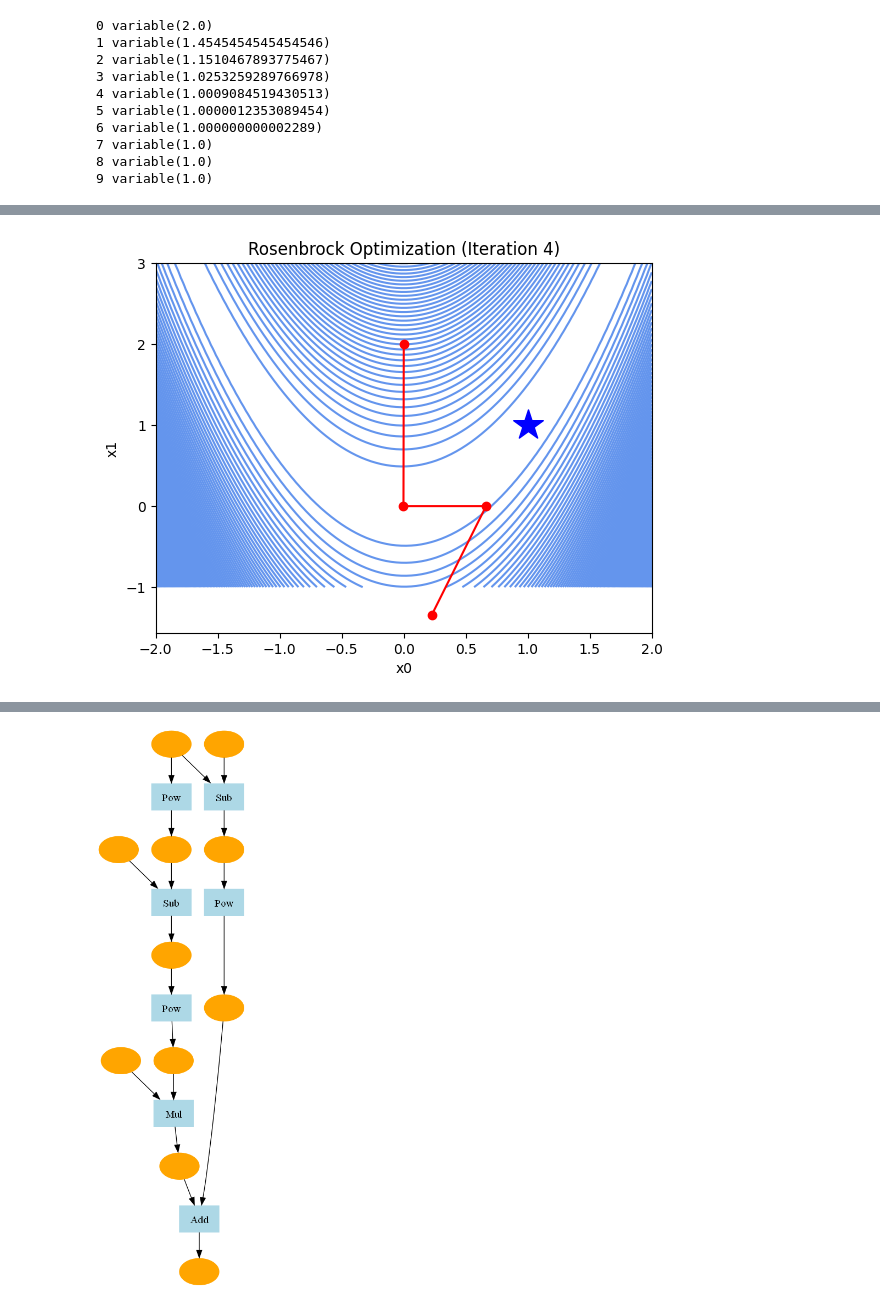
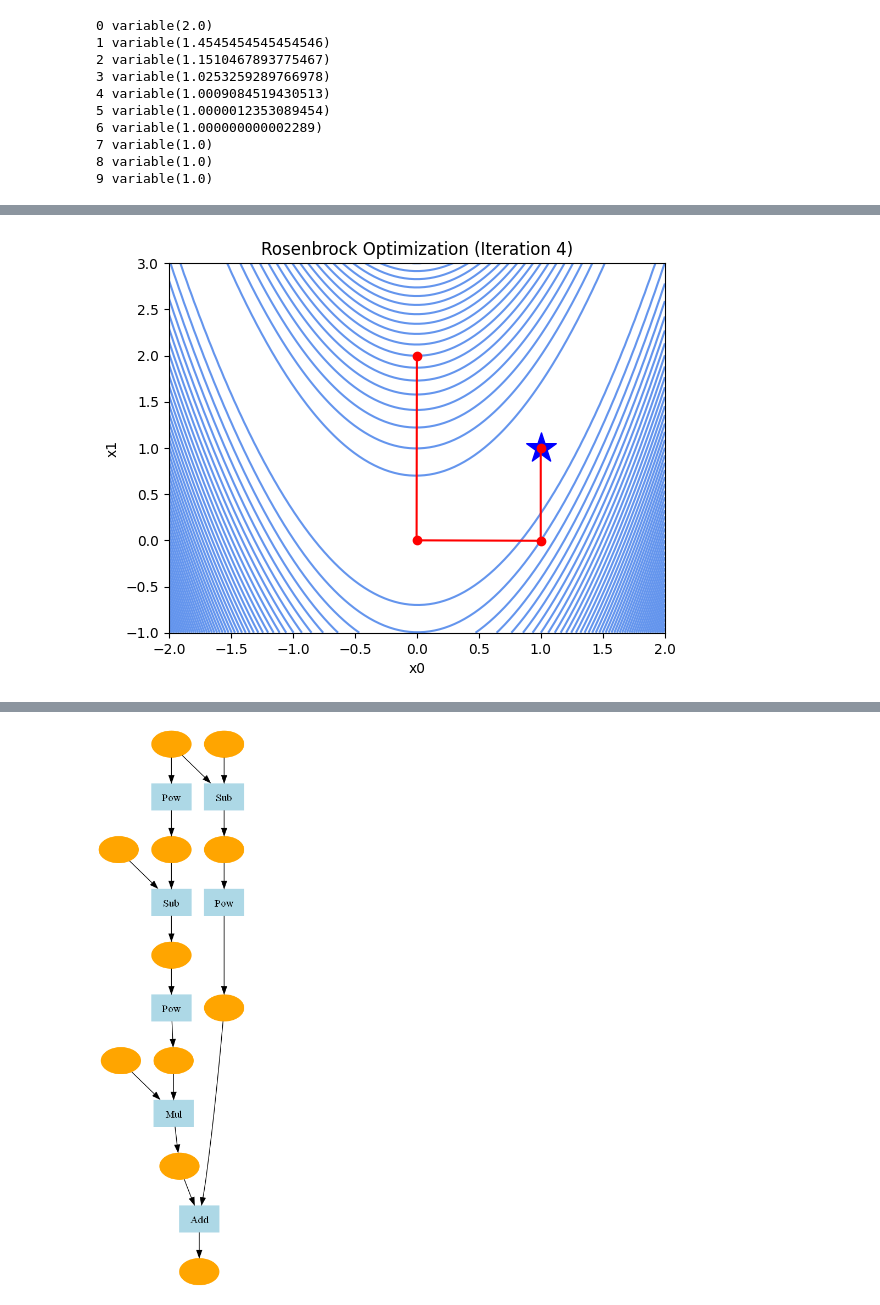
Before and after one commit to sajacaros/deep-learning-from-scratch-3, a Jupyter notebook: docs/03_고차미분계산/33단계_뉴턴방법.ipynb, the cells around one changed output, grey strips where cells are left out. Drawn from its saved outputs; the diff is of its cells as text; code cells hidden in the pictures.

Commit message:
hessian apply

```diff
--- a/docs/03_고차미분계산/33단계_뉴턴방법.ipynb
+++ b/docs/03_고차미분계산/33단계_뉴턴방법.ipynb
@@ -92,50 +92,79 @@ import matplotlib.pyplot as plt
 # %%
 x0 = Variable(np.array(0.0))
 x1 = Variable(np.array(2.0))
-iters = 5
-log_interval = 200
+iters = 4
+log_interval = 1
 x0_history = []
 x1_history = []
 for i in range(iters):
-    # print(i, x0, x1)
+    # 현재 포인트를 이력에 추가
     x0_history.append(x0.data.item())
     x1_history.append(x1.data.item())
-    y =  rosenbrock(x0, x1)
+
+    y = rosenbrock(x0, x1)
+
+    # Init grad
     x0.cleargrad()
     x1.cleargrad()
+
     y.backward(create_graph=True)
 
-    gx0 = x0.grad
+    ############ gradient ###############
+    gx0 = x0.grad # dy/dx0
+    gx1 = x1.grad # dy/dx1
+
+    ############ hessian ###############
+    ##### d^2y/dx0^2 #####
     x0.cleargrad()
-    gx1 = x1.grad
+    gx0.backward()
+    hessian_x0_x0 = x0.grad
+
+    ##### d^2y/dx1^2 #####
     x1.cleargrad()
+    gx1.backward()
+    hessian_x1_x1=x1.grad
 
+    ##### d^2y/dx1dx0 #####
+    x0.cleargrad()
+    gx1.backward()
+    hessian_x1_x0 = x0.grad
+
+    ##### d^2y/dx0dx1 #####
+    x1.cleargrad()
     gx0.backward()
-    gx1.backward()
+    hessian_x0_x1 = x1.grad
 
-    gx0_2 = x0.grad
-    gx1_2 = x1.grad
+    # Newton's method
+    grad = np.array([gx0.data, gx1.data])
+    hessian_matrix= np.array(
+        [
+            [hessian_x0_x0.data, hessian_x0_x1.data],
+            [hessian_x1_x0.data, hessian_x1_x1.data]
+        ]
+    )
+    print(hessian_matrix)
+    print('-'*20)
+    x0.data,x1.data = np.array([x0.data,x1.data]) - np.linalg.solve(hessian_matrix,grad)
 
+    if i % log_interval == 0:
+        # 그래프 업데이트
+        plt.clf()
+        # Rosenbrock 함수의 등고선 플롯만 그리기
+        x0_range = np.linspace(-2, 2, 100)
+        x1_range = np.linspace(-1, 3, 100)
+        X0,X1= np.meshgrid(x0_range, x1_range)
+        Y = rosenbrock(Variable(X0), Variable(X1))
 
-    x0.data -= gx0.data / gx0_2.data
-    x1.data -= gx1.data / gx1_2.data
+        plt.contour(X0, X1, Y.data, levels=50, colors='cornflowerblue')
 
-    # if i <10: #i % log_interval ==0 or i==2:
-    # 그래프 업데이트
-    plt.clf()
-    # Rosenbrock 함수의 등고선 플롯만 그리기
-    x0_range = np.linspace(-2, 2, 100)
-    x1_range = np.linspace(-1, 3, 100)
-    X0,X1= np.meshgrid(x0_range, x1_range)
-    Y = rosenbrock(Variable(X0), Variable(X1))
-    plt.contour(X0, X1, Y.data, levels=100, colors='cornflowerblue')
+        # 현재 포인트 표시 및 선으로 연결
+        plt.scatter([1.0], [1.0],marker="*", color="blue",s=500) # plotting single point
+        plt.plot(x0_history, x1_history, "ro-",)
+        plt.xlabel('x0')
+        plt.ylabel('x1')
+        plt.title(f'Rosenbrock Optimization (Iteration {i+1})')
 
-    # 현재 포인트 표시 및 선으로 연결
-    plt.scatter([1.0], [1.0],marker="*", color="blue",s=500) # plotting single point
-    plt.plot(x0_history, x1_history, "ro-",)
-    plt.xlabel('x0')
-    plt.ylabel('x1')
-    plt.title(f'Rosenbrock Optimization (Iteration {i+1})')
+        plt.pause(0.01)  # 잠시 멈춤
 
-    plt.pause(0.01)  # 잠시 멈춤
+plt.show()
 # %% [output]
@@ -145 +186 @@ for i in range(iters):
-[figure, old version]
+[figure, new version]
```
Also changed, not shown: parts of 1 cell of this notebook.
